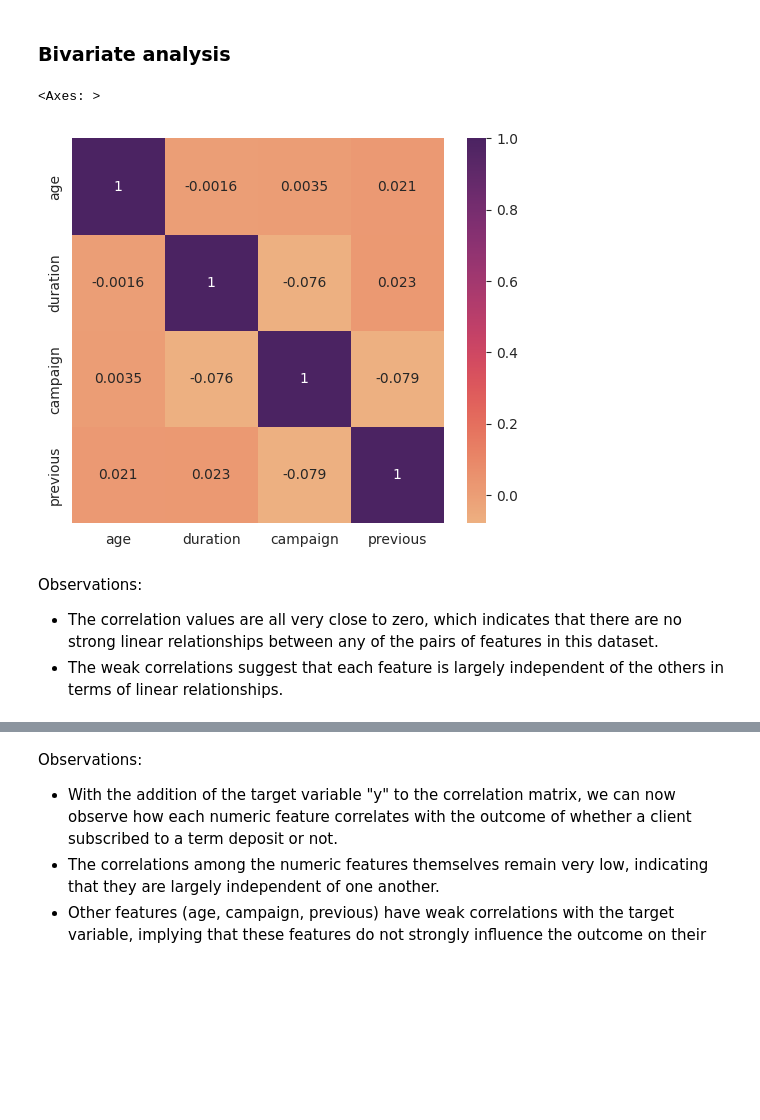
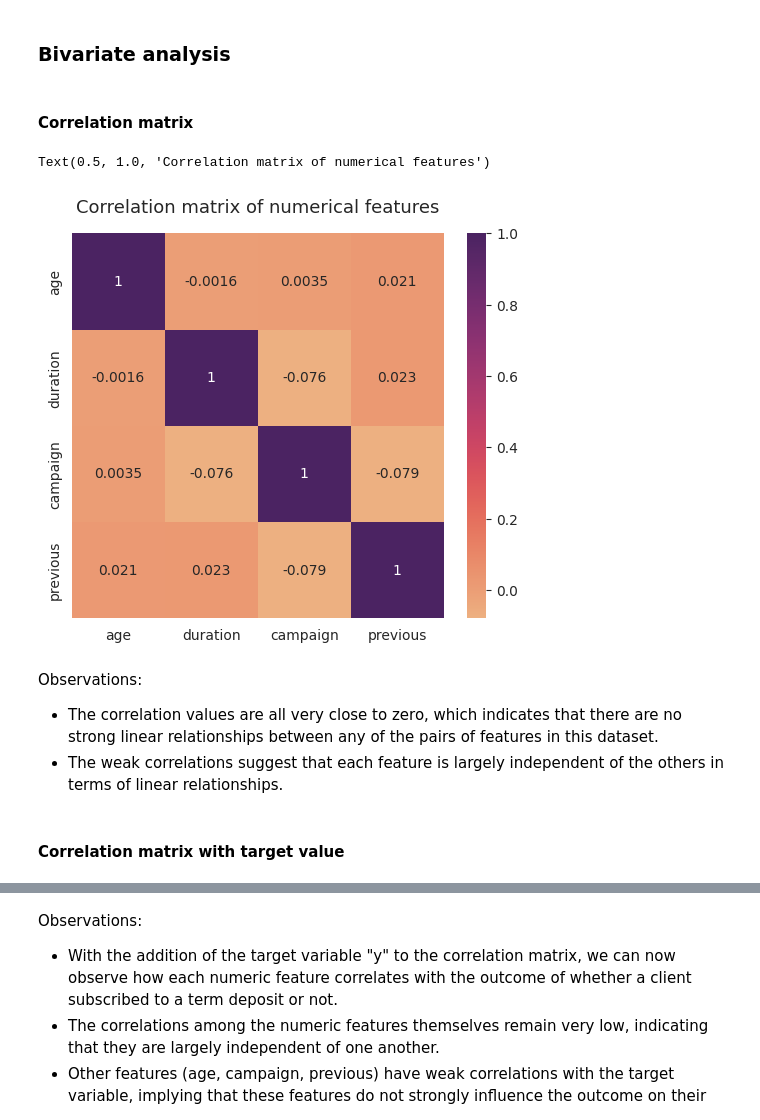
Before and after one commit to naty88/customer_subscriptions_prediction, a Jupyter notebook: notebooks/EDA_analysis.ipynb, the cells around one changed output, grey strips where cells are left out. Cells and saved outputs as stored; diff of their text form; code cells hidden in the pictures; blank space fills up the shorter version.

```diff
--- a/notebooks/EDA_analysis.ipynb
+++ b/notebooks/EDA_analysis.ipynb
@@ -249,19 +249,23 @@ Observations:
 * The distribution within categories like "job" and "education" shows clear dominance of certain classes, which may need to be taken into account in analysis and model training.
 # %% [markdown]
 ### Bivariate analysis
+# %% [markdown]
+#### Correlation matrix
 # %%
-#correlation matrix
 corr_mtx = df[numeric_features].corr()
 plt.figure(figsize=(6, 5))
 sns.heatmap(corr_mtx, cmap="flare", annot=True)
+plt.title("Correlation matrix of numerical features", fontsize=13, pad=15)
 # %% [output]
-<Axes: >
+Text(0.5, 1.0, 'Correlation matrix of numerical features')
-[figure, old version]
+[figure, new version]
 # %% [markdown]
 Observations:
 
 * The correlation values are all very close to zero, which indicates that there are no strong linear relationships between any of the pairs of features in this dataset.
 * The weak correlations suggest that each feature is largely independent of the others in terms of linear relationships.
+# %% [markdown]
+#### Correlation matrix with target value
 # %%
 # turn target value "y" to numeric one
 df["y"] = np.where(df["y"] == "yes", 1, 0)
```
Also changed, not shown: parts of 15 cells of this notebook.
